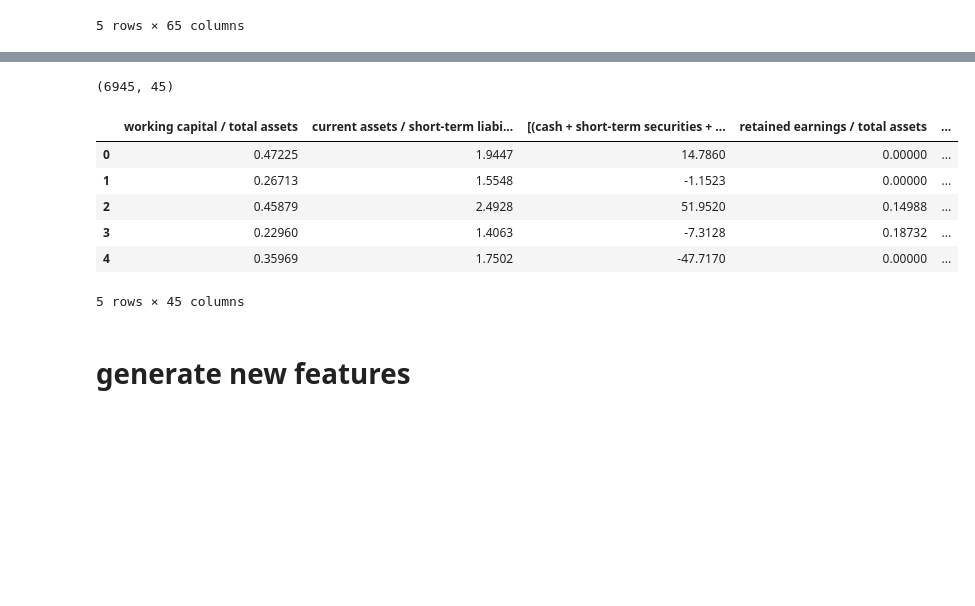
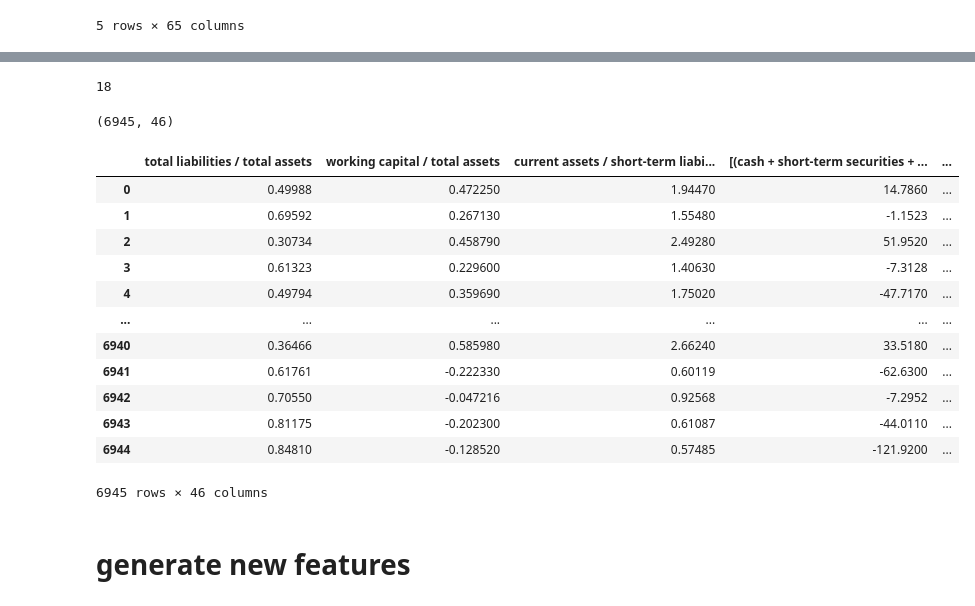
Before and after one commit to jimmylihe/company-bankrupcy-prediction-advanced, a Jupyter notebook: 1year.arff.ipynb, the cells around one changed output, grey strips where cells are left out. Cells and saved outputs as stored; diff of their text form; code cells hidden in the pictures; blank space fills up the shorter version.

```diff
--- a/1year.arff.ipynb
+++ b/1year.arff.ipynb
@@ -210,24 +209,0 @@ df_mic_result
-# %%
-# rank MIC score from 1 to 0 between every feature pair
-df_mic_result = df_mic_result.sort_values(by=['MIC','first_feature'],ascending=False)
-
-features_to_remove = ['gross profit / total assets',
-                      '(gross profit + interest) / total assets',
-                      'total liabilities / total assets',
-                      '(total liabilities * 365) / (gross profit + depreciation)',
-                      '(short-term liabilities *365) / sales',
-                      '(receivables * 365) / sales',
-                      '(inventory * 365) / sales',
-                      '(current liabilities * 365) / cost of products sold',
-                      '(short-term liabilities * 365) / cost of products sold)',
-                      'book value of equity / total liabilities',
-                      'equity / total assets',
-                      '(gross profit + depreciation) / total liabilities',
-                      'net profit / total assets',
-                      'gross profit / sales',
-                      'EBITDA (profit on operating activities - depreciation) / total assets',
-                      '(gross profit + interest) / sales',
-                      '(gross profit + extraordinary items + financial expenses) / total assets',
-                      'constant capital / fixed assets']
-
-df_mic_result[df_mic_result.MIC > 0.9]
@@ -251,0 +210,8 @@ df_mic_result[df_mic_result.MIC > 0.9]
+# %%
+# convert all higher than 90% MIC pairs into a list of list
+df_mic_result_sorted = df_mic_result = df_mic_result.sort_values(by=['MIC','first_feature'],ascending=False)
+first_feature_pair = list(df_mic_result_sorted[df_mic_result_sorted.MIC > 0.9].first_feature)
+second_feature_pair = list(df_mic_result_sorted[df_mic_result_sorted.MIC > 0.9].second_feature)
+list_of_correlated_features = []
+for index in range(0,len(first_feature_pair)):
+    list_of_correlated_features.append([first_feature_pair[index],second_feature_pair[index]])
@@ -252,17 +264,36 @@ df_mic_result[df_mic_result.MIC > 0.9]
+# %%
+# remove 1 feature from each cluster and compile the rest into a list of features to remove
+features_to_remove = []
+for cluster in correlated_feature_clusters:
+    for feature_index in range(0,len(cluster)):
+        if feature_index == 0:
+            continue
+        else:
+            features_to_remove.append(cluster[feature_index])
+
+print(len(features_to_remove))
+# %% [output]
+18
 # %%
 # remove correlated feature pairs but one when they have 0.9 or higher MIC score
 X = X.drop(axis=1, labels=features_to_remove)
 print(X.shape)
-X.head()
+X
 # %% [output]
-(6945, 45)
+(6945, 46)
-|  | working capital / total assets | current assets / short-term liabi... | [(cash + short-term securities + ... | retained earnings / total assets | ... |
-| 0 | 0.47225 | 1.9447 | 14.7860 | 0.00000 | ... |
-| 1 | 0.26713 | 1.5548 | -1.1523 | 0.00000 | ... |
-| 2 | 0.45879 | 2.4928 | 51.9520 | 0.14988 | ... |
-| 3 | 0.22960 | 1.4063 | -7.3128 | 0.18732 | ... |
-| 4 | 0.35969 | 1.7502 | -47.7170 | 0.00000 | ... |
+|  | total liabilities / total assets | working capital / total assets | current assets / short-term liabi... | [(cash + short-term securities + ... | ... |
+| 0 | 0.49988 | 0.472250 | 1.94470 | 14.7860 | ... |
+| 1 | 0.69592 | 0.267130 | 1.55480 | -1.1523 | ... |
+| 2 | 0.30734 | 0.458790 | 2.49280 | 51.9520 | ... |
+| 3 | 0.61323 | 0.229600 | 1.40630 | -7.3128 | ... |
+| 4 | 0.49794 | 0.359690 | 1.75020 | -47.7170 | ... |
+| ... | ... | ... | ... | ... | ... |
+| 6940 | 0.36466 | 0.585980 | 2.66240 | 33.5180 | ... |
+| 6941 | 0.61761 | -0.222330 | 0.60119 | -62.6300 | ... |
+| 6942 | 0.70550 | -0.047216 | 0.92568 | -7.2952 | ... |
+| 6943 | 0.81175 | -0.202300 | 0.61087 | -44.0110 | ... |
+| 6944 | 0.84810 | -0.128520 | 0.57485 | -121.9200 | ... |
-5 rows × 45 columns
+6945 rows × 46 columns
 # %% [markdown]
 # generate new features
 # %%
```
Also changed, not shown: parts of 20 cells of this notebook.
